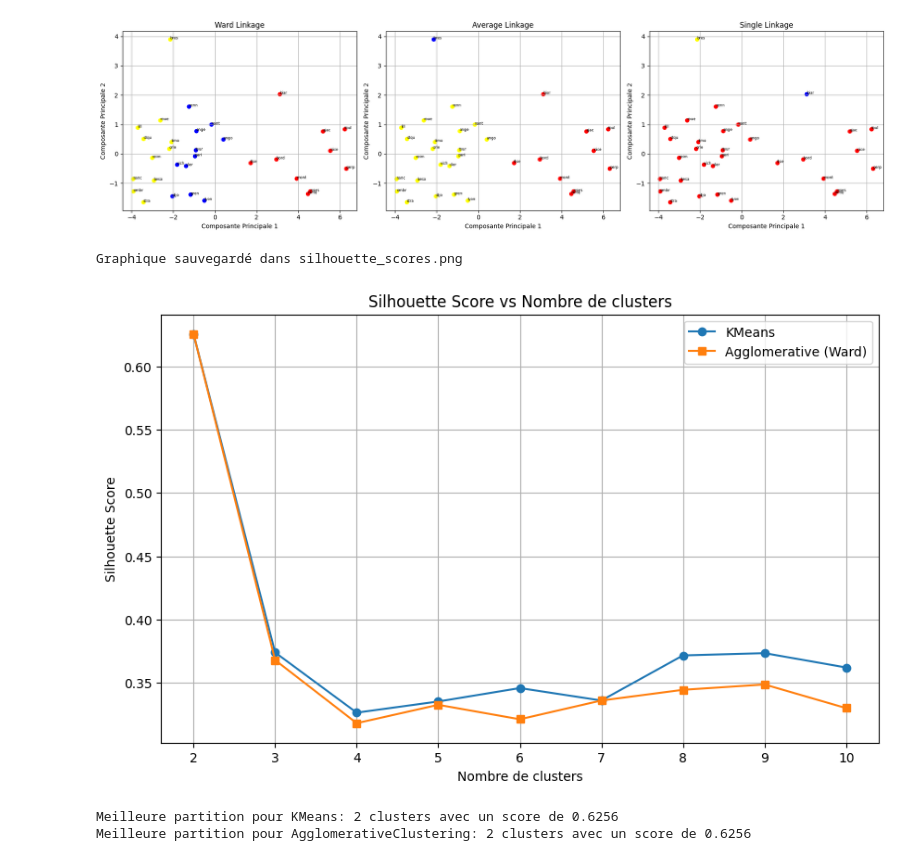
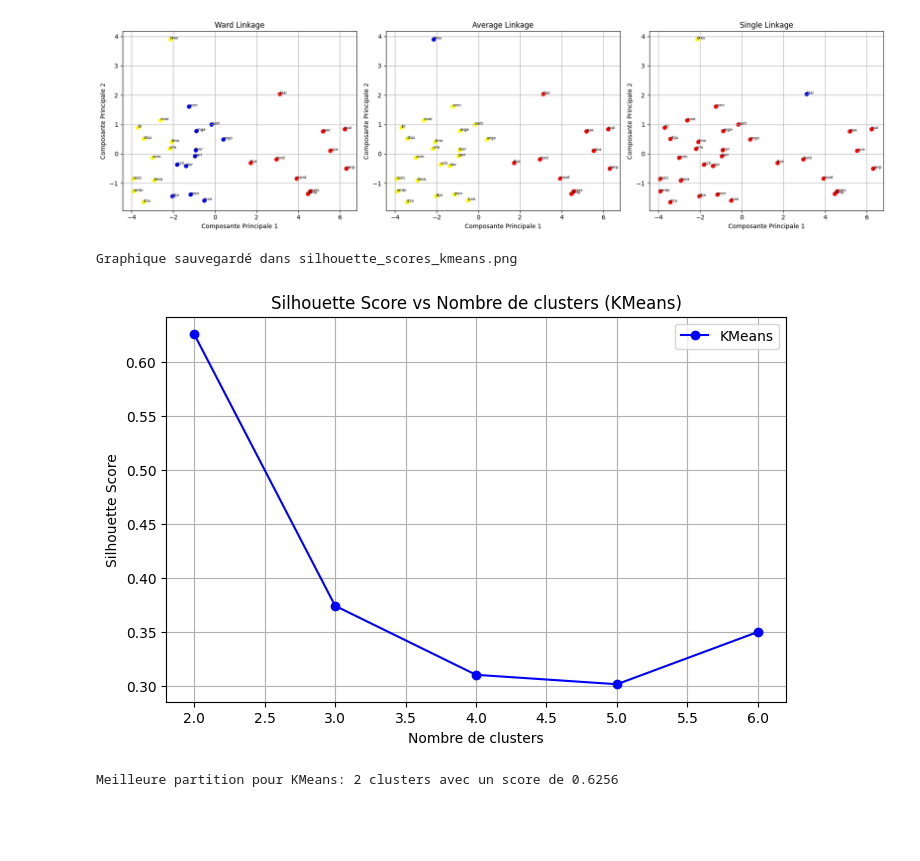
Before and after one commit to housni2003/tp3_adm, a Jupyter notebook: tp3.ipynb, the cells around one changed output. Drawn from its saved outputs; the diff is of its cells as text; code cells hidden in the pictures; blank space fills up the shorter version.

```diff
--- a/tp3.ipynb
+++ b/tp3.ipynb
@@ -83,42 +83,31 @@ Graphique sauvegardé dans agglomerative_clusters_villes.png
 # %%
 # 7. Détermination de la meilleure partition avec le critère Silhouette
 from sklearn.metrics import silhouette_score
 import numpy as np
 
-range_n_clusters = range(2, 11)
-
+range_n_clusters = range(2, 7)
 silhouette_kmeans = []
-silhouette_agg = []
 
 for n_clusters in range_n_clusters:
     # KMeans
     kmeans = KMeans(n_clusters=n_clusters, random_state=42)
     cluster_labels_k = kmeans.fit_predict(X_scaled)
     silhouette_kmeans.append(silhouette_score(X_scaled, cluster_labels_k))
 
-    # Agglomerative Clustering (ward is standard)
-    agg = AgglomerativeClustering(n_clusters=n_clusters, linkage='ward')
-    cluster_labels_a = agg.fit_predict(X_scaled)
-    silhouette_agg.append(silhouette_score(X_scaled, cluster_labels_a))
-
-plt.figure(figsize=(10, 6))
-plt.plot(range_n_clusters, silhouette_kmeans, marker='o', label='KMeans')
-plt.plot(range_n_clusters, silhouette_agg, marker='s', label='Agglomerative (Ward)')
+plt.figure(figsize=(8, 5))
+plt.plot(range_n_clusters, silhouette_kmeans, marker='o', label='KMeans', color='blue')
 plt.xlabel('Nombre de clusters')
 plt.ylabel('Silhouette Score')
-plt.title('Silhouette Score vs Nombre de clusters')
+plt.title('Silhouette Score vs Nombre de clusters (KMeans)')
 plt.legend()
 plt.grid(True)
-plt.savefig('silhouette_scores.png')
-print("Graphique sauvegardé dans silhouette_scores.png")
+plt.savefig('silhouette_scores_kmeans.png')
+print("Graphique sauvegardé dans silhouette_scores_kmeans.png")
 plt.show()
 
 best_k = range_n_clusters[np.argmax(silhouette_kmeans)]
-best_a = range_n_clusters[np.argmax(silhouette_agg)]
 print(f"Meilleure partition pour KMeans: {best_k} clusters avec un score de {max(silhouette_kmeans):.4f}")
-print(f"Meilleure partition pour AgglomerativeClustering: {best_a} clusters avec un score de {max(silhouette_agg):.4f}")
 # %% [output]
-Graphique sauvegardé dans silhouette_scores.png
+Graphique sauvegardé dans silhouette_scores_kmeans.png
-[figure, old version]
+[figure, new version]
 Meilleure partition pour KMeans: 2 clusters avec un score de 0.6256
-Meilleure partition pour AgglomerativeClustering: 2 clusters avec un score de 0.6256
```
Also changed, not shown: parts of 2 cells of this notebook.
